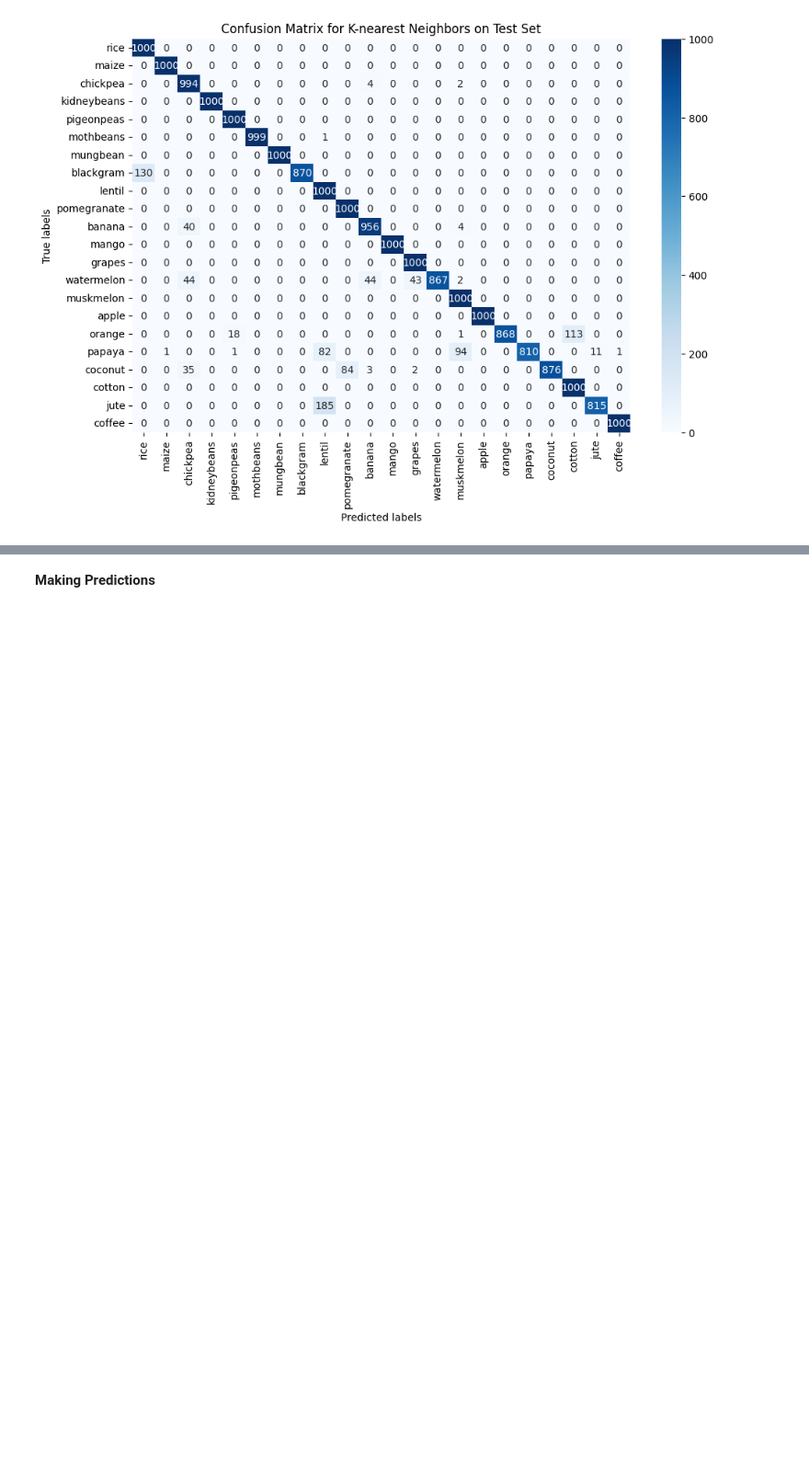
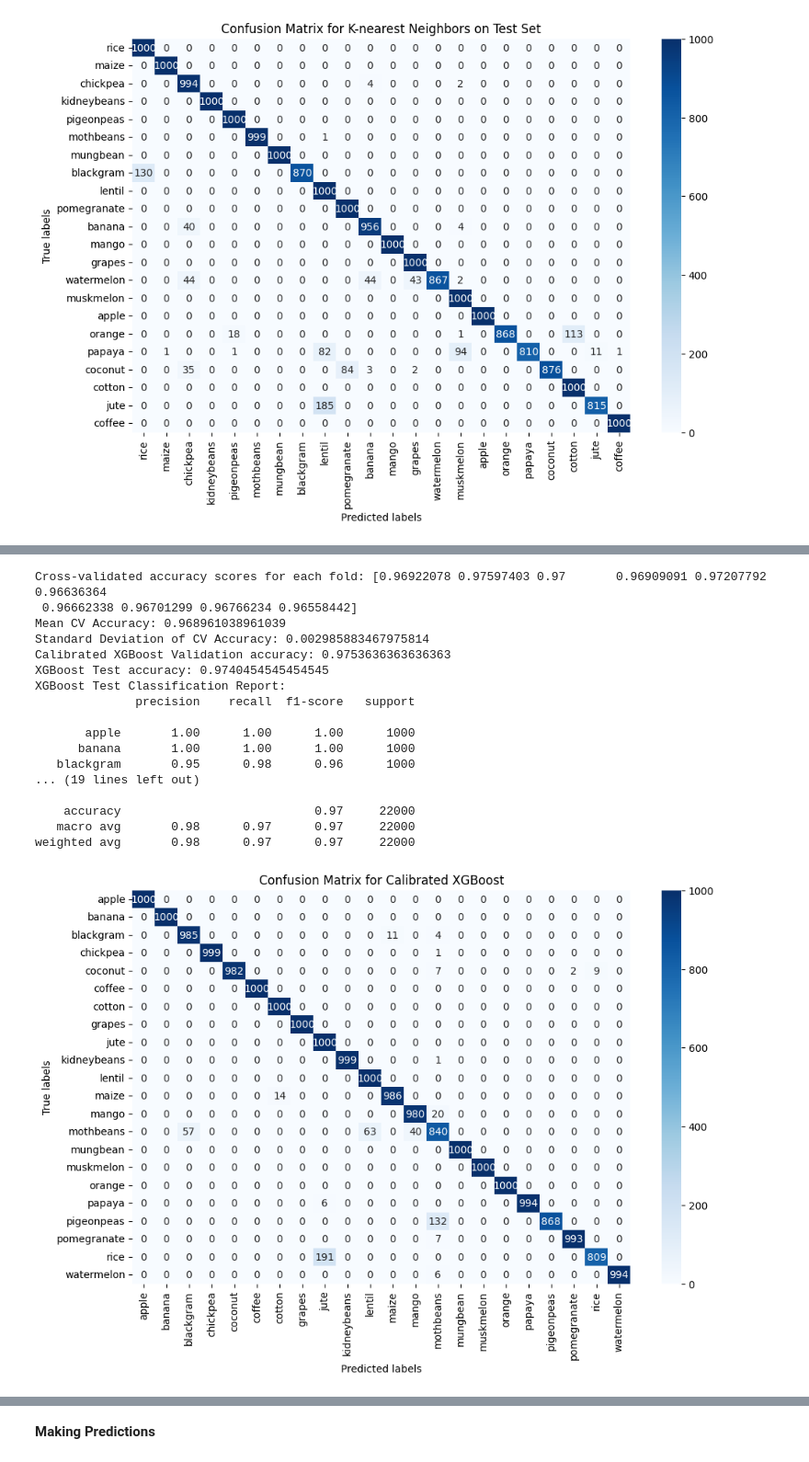
Before and after one commit to qasmendoza/crop-recommendation, a Jupyter notebook: Crops.ipynb, the cells around one changed output, grey strips where cells are left out. Shown at 92% size. Saved outputs shown, nothing was run; the diff lists cells and outputs as text; code cells hidden in the pictures; blank space fills up the shorter version.

```diff
--- a/Crops.ipynb
+++ b/Crops.ipynb
@@ -370,9 +374,10 @@ plt.show()
 # Convert string labels to integers
 le = LabelEncoder()
 y_train_encoded = le.fit_transform(y_train)
+y_val_encoded = le.transform(y_val)
 y_test_encoded = le.transform(y_test)
 
-# Define the XGBoost classifier with modifications
+# Define the XGBoost classifier
 clf_xgb = xgb.XGBClassifier(
     n_estimators=5,
     max_depth=3,
@@ -383,44 +388,69 @@ clf_xgb = xgb.XGBClassifier(
     random_state=0
 )
 
-# Fit the model
+# Fit the model to the training data
 clf_xgb.fit(X_train, y_train_encoded)
 
-# Perform 10-fold cross-validation
+# Perform 10-fold cross-validation on the original XGBClassifier
 cv_scores = cross_val_score(clf_xgb, X_train, y_train_encoded, cv=10, scoring='accuracy')
 
 # Print out the scores for each fold and average accuracy
 print("Cross-validated accuracy scores for each fold:", cv_scores)
 print("Mean CV Accuracy:", cv_scores.mean())
 print("Standard Deviation of CV Accuracy:", cv_scores.std())
 
-# Decode the predicted labels to original string format
-y_pred_xgb = le.inverse_transform(clf_xgb.predict(X_test))
+# Calibrate the classifier AFTER the cross-validation
+calibrated_xgb = CalibratedClassifierCV(clf_xgb, method='sigmoid', cv='prefit')
+calibrated_xgb.fit(X_val, y_val_encoded)
+
+# Predict on the validation set using the calibrated classifier
+y_pred_xgb_val = le.inverse_transform(calibrated_xgb.predict(X_val))
+
+# Compute the accuracy for the validation set
+accuracy_score_xgb_val = accuracy_score(y_val, y_pred_xgb_val)
+print("Calibrated XGBoost Validation accuracy:", accuracy_score_xgb_val)
+
+# Decode the predicted labels to original string format for the test set
+y_pred_xgb = le.inverse_transform(calibrated_xgb.predict(X_test))
 
 # Use the decoded predicted labels for calculating accuracy and plotting confusion matrix
 accuracy_score_xgb = accuracy_score(y_test, y_pred_xgb)
-
 print("XGBoost Test accuracy:", accuracy_score_xgb)
-print("XGBoost Classification Report:")
+print("XGBoost Test Classification Report:")
 print(classification_report(y_test, y_pred_xgb))
 
 # Extract unique class labels from y_train
 class_labels = np.unique(y_train)
-
-# Binarize the labels
-y_bin_test = label_binarize(y_test, classes=class_labels)
-y_bin_pred_xgb = label_binarize(y_pred_xgb, classes=class_labels)
 
 # Compute the confusion matrix
 conf_mat_xgb = confusion_matrix(y_test, y_pred_xgb)
 
 # Plot using Seaborn
 plt.figure(figsize=(11,7))
 sns.heatmap(conf_mat_xgb, annot=True, fmt="d", cmap='Blues', xticklabels=class_labels, yticklabels=class_labels)
 plt.xlabel('Predicted labels')
 plt.ylabel('True labels')
-plt.title('Confusion Matrix for XGBoost')
+plt.title('Confusion Matrix for Calibrated XGBoost')
 plt.show()
+# %% [output]
+Cross-validated accuracy scores for each fold: [0.96922078 0.97597403 0.97       0.96909091 0.97207792 0.96636364
+ 0.96662338 0.96701299 0.96766234 0.96558442]
+Mean CV Accuracy: 0.968961038961039
+Standard Deviation of CV Accuracy: 0.002985883467975814
+Calibrated XGBoost Validation accuracy: 0.9753636363636363
+XGBoost Test accuracy: 0.9740454545454545
+XGBoost Test Classification Report:
+              precision    recall  f1-score   support
+
+       apple       1.00      1.00      1.00      1000
+      banana       1.00      1.00      1.00      1000
+   blackgram       0.95      0.98      0.96      1000
+... (19 lines left out)
+
+    accuracy                           0.97     22000
+   macro avg       0.98      0.97      0.97     22000
+weighted avg       0.98      0.97      0.97     22000
+[figure, added]
 # %%
 # Accuracy Results
 print("Random Forest Accuracy:", accuracy_score_rf)
```
Also changed, not shown: parts of 7 cells of this notebook.
